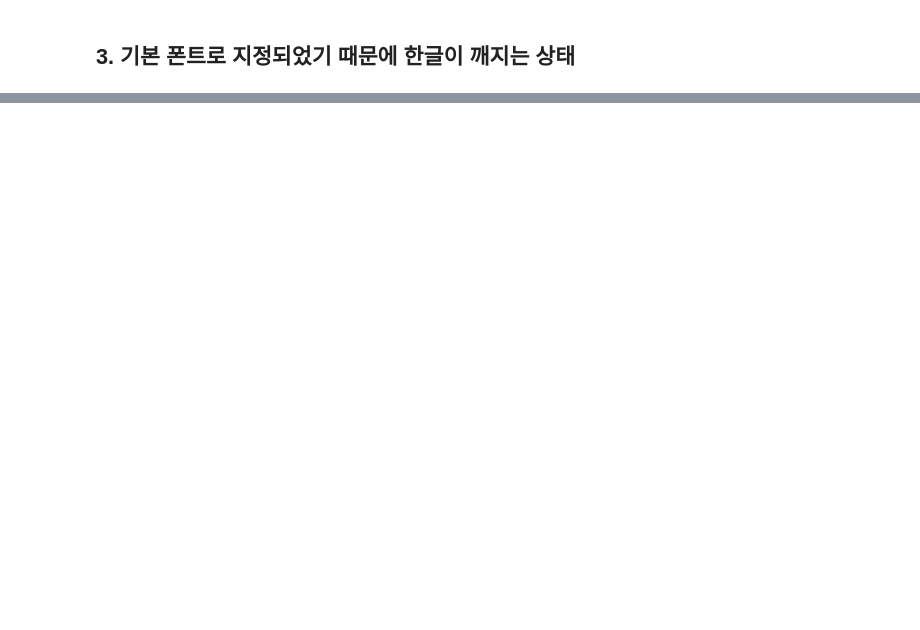
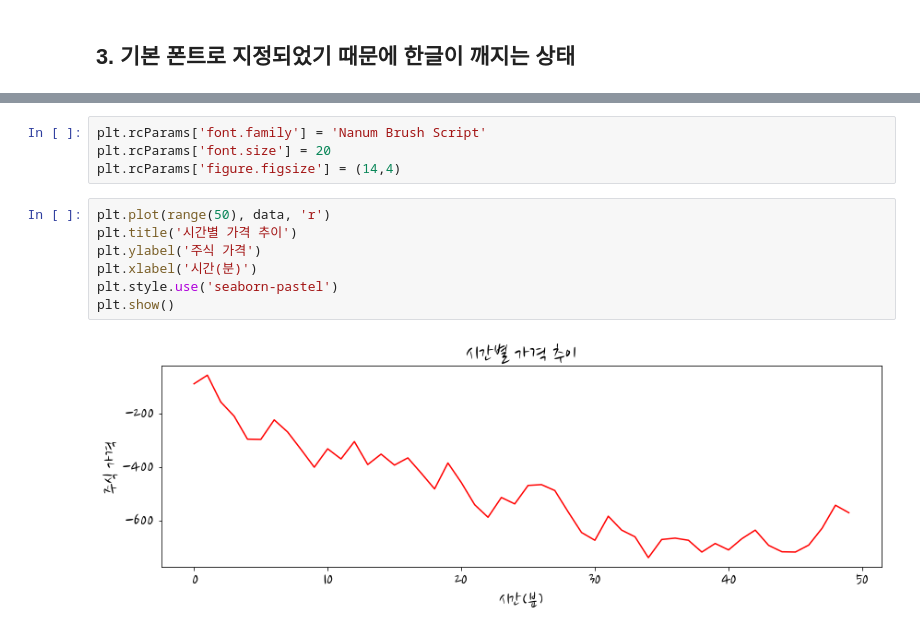
Before and after one commit to heekyjung/kaggleDataScience, a Jupyter notebook: matplotlib_font_setting.ipynb, the cells around one changed output, grey strips where cells are left out. Cells and saved outputs as stored; diff of their text form; blank space fills up the shorter version.

```diff
--- a/matplotlib_font_setting.ipynb
+++ b/matplotlib_font_setting.ipynb
@@ -37,0 +188,13 @@ Text(0.5, 0, '시간(분)')
+# %%
+plt.rcParams['font.family'] = 'Nanum Brush Script'
+plt.rcParams['font.size'] = 20
+plt.rcParams['figure.figsize'] = (14,4)
+# %%
+plt.plot(range(50), data, 'r')
+plt.title('시간별 가격 추이')
+plt.ylabel('주식 가격')
+plt.xlabel('시간(분)')
+plt.style.use('seaborn-pastel')
+plt.show()
+# %% [output]
+[figure, added]
```
Also changed, not shown: parts of 27 cells of this notebook.
